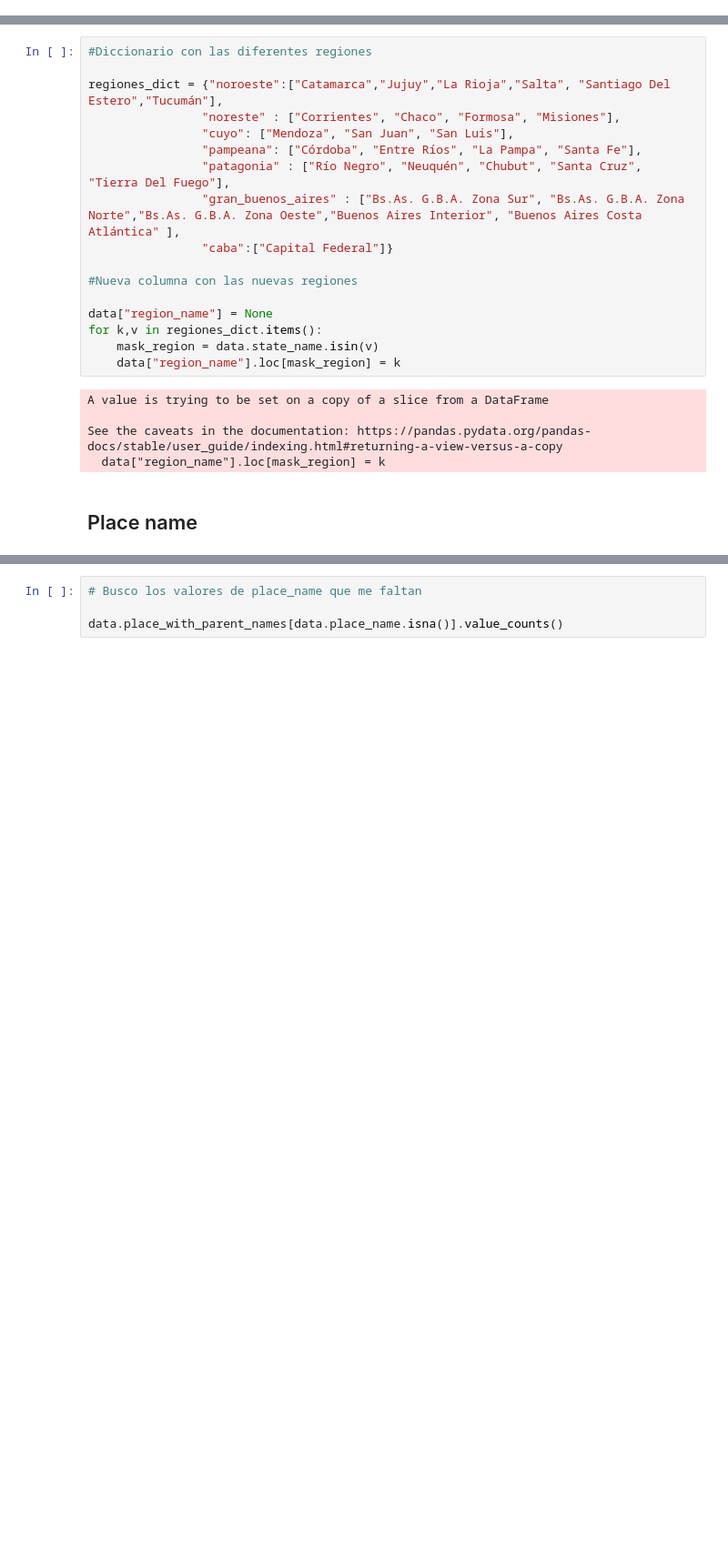
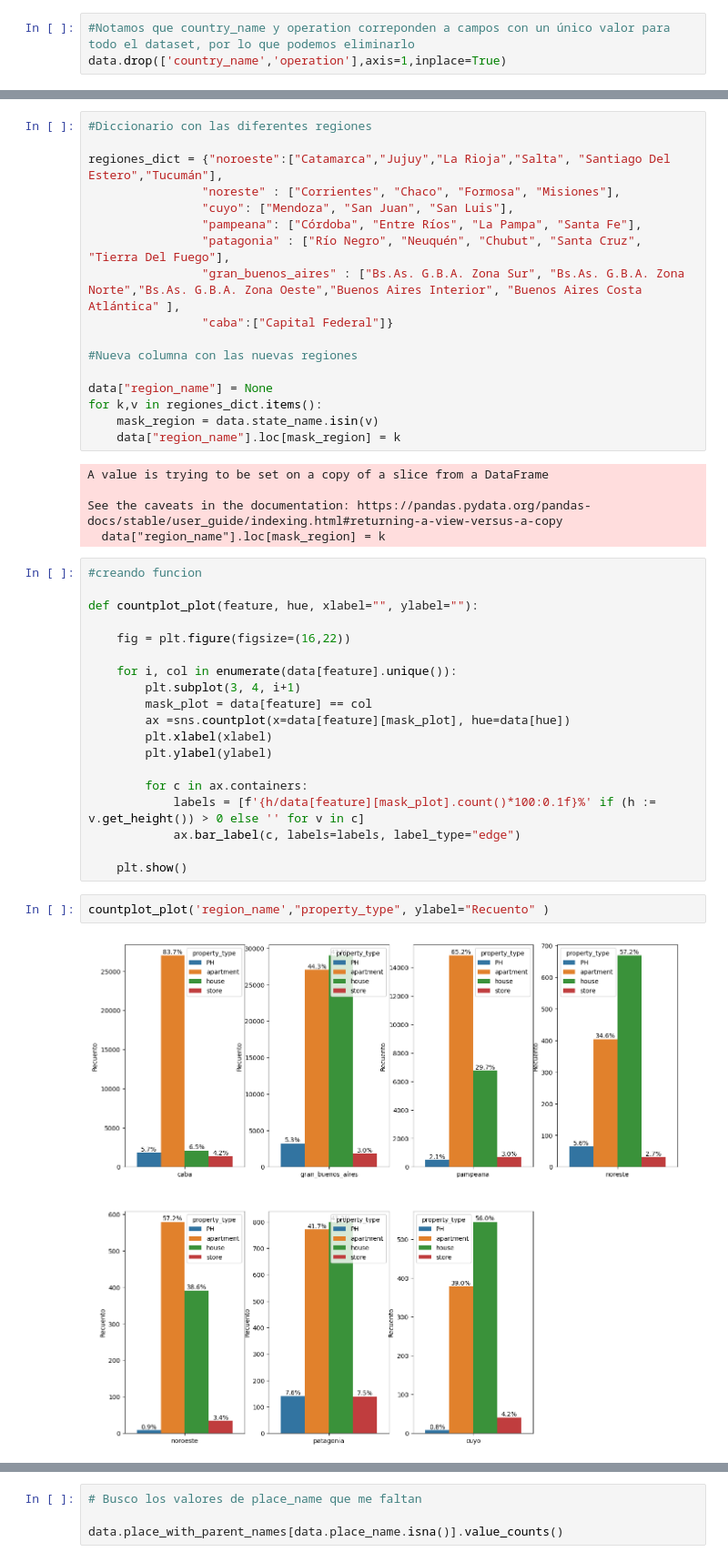
Before and after one commit to JoaquinC-1/TP_DH, a Jupyter notebook: TP_properati.ipynb, the cells around one changed output, grey strips where cells are left out. Shown at 91% size. Cells and saved outputs as stored; diff of their text form; blank space fills up the shorter version.

```diff
--- a/TP_properati.ipynb
+++ b/TP_properati.ipynb
@@ -169,0 +138,3 @@ numerical.describe().T
+# %%
+#Notamos que country_name y operation correponden a campos con un único valor para todo el dataset, por lo que podemos eliminarlo
+data.drop(['country_name','operation'],axis=1,inplace=True)
@@ -189,5 +175,26 @@ A value is trying to be set on a copy of a slice from a DataFrame
 
 See the caveats in the documentation: https://pandas.pydata.org/pandas-docs/stable/user_guide/indexing.html#returning-a-view-versus-a-copy
   data["region_name"].loc[mask_region] = k
-# %% [markdown]
-## Place name
+# %%
+#creando funcion
+
+def countplot_plot(feature, hue, xlabel="", ylabel=""):
+
+    fig = plt.figure(figsize=(16,22))
+
+    for i, col in enumerate(data[feature].unique()):
+        plt.subplot(3, 4, i+1)
+        mask_plot = data[feature] == col
+        ax =sns.countplot(x=data[feature][mask_plot], hue=data[hue])
+        plt.xlabel(xlabel)
+        plt.ylabel(ylabel)
+
+        for c in ax.containers:
+            labels = [f'{h/data[feature][mask_plot].count()*100:0.1f}%' if (h := v.get_height()) > 0 else '' for v in c]
+            ax.bar_label(c, labels=labels, label_type="edge")
+
+    plt.show()
+# %%
+countplot_plot('region_name',"property_type", ylabel="Recuento" )
+# %% [output]
+[figure, added]
```
Also changed, not shown: parts of 27 cells of this notebook.
